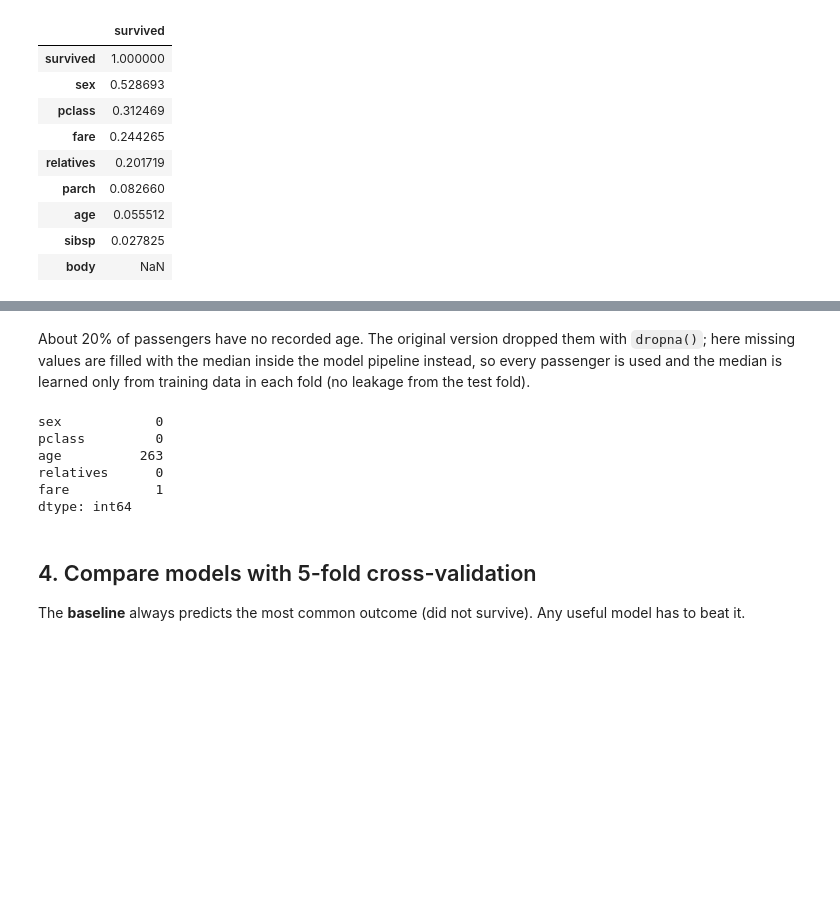
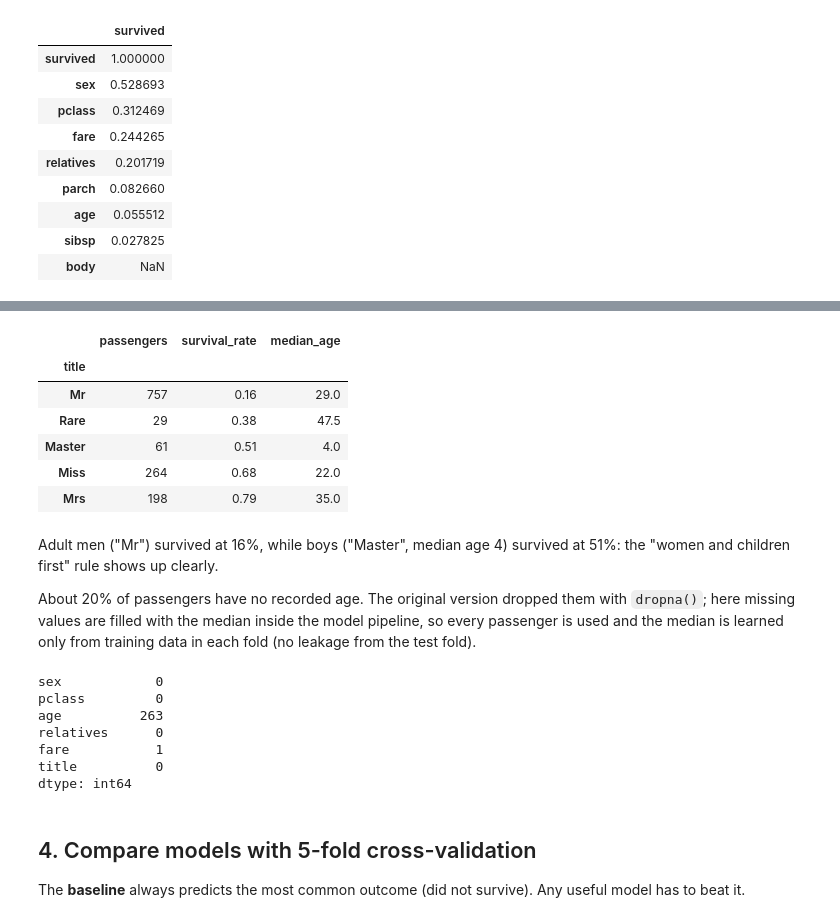
Before and after one commit to Dito-84/titanic-survival-prediction, a Jupyter notebook: RDR_Titanic.ipynb, the cells around one changed output, grey strips where cells are left out. Cells and saved outputs as stored; diff of their text form; code cells hidden in the pictures; blank space fills up the shorter version.

```diff
--- a/RDR_Titanic.ipynb
+++ b/RDR_Titanic.ipynb
@@ -58,7 +63,27 @@ data.corr(numeric_only=True).abs()[["survived"]].sort_values("survived", ascendi
+# %%
+title = data['name'].str.extract(r',\s*([^.]+)\.')[0]
+title = title.replace({'Mlle': 'Miss', 'Ms': 'Miss', 'Mme': 'Mrs'})
+data['title'] = title.where(title.isin(['Mr', 'Mrs', 'Miss', 'Master']), 'Rare')
+
+data.groupby('title').agg(passengers=('survived', 'size'),
+                          survival_rate=('survived', 'mean'),
+                          median_age=('age', 'median')).round(2).sort_values('survival_rate')
+# %% [output]
+|  | passengers | survival_rate | median_age |
+| title |  |  |  |
+| Mr | 757 | 0.16 | 29.0 |
+| Rare | 29 | 0.38 | 47.5 |
+| Master | 61 | 0.51 | 4.0 |
+| Miss | 264 | 0.68 | 22.0 |
+| Mrs | 198 | 0.79 | 35.0 |
 # %% [markdown]
-About 20% of passengers have no recorded age. The original version dropped them with `dropna()`; here missing values are filled with the median inside the model pipeline instead, so every passenger is used and the median is learned only from training data in each fold (no leakage from the test fold).
+Adult men ("Mr") survived at 16%, while boys ("Master", median age 4) survived at 51%: the "women and children first" rule shows up clearly.
+
+About 20% of passengers have no recorded age. The original version dropped them with `dropna()`; here missing values are filled with the median inside the model pipeline, so every passenger is used and the median is learned only from training data in each fold (no leakage from the test fold).
 # %%
-FEATURES = ['sex', 'pclass', 'age', 'relatives', 'fare']
+NUMERIC = ['sex', 'pclass', 'age', 'relatives', 'fare']
+CATEGORICAL = ['title']
+FEATURES = NUMERIC + CATEGORICAL
 
 X = data[FEATURES]
 y = data['survived'].astype(int)
@@ -70,6 +95,7 @@ pclass         0
 age          263
 relatives      0
 fare           1
+title          0
 dtype: int64
 # %% [markdown]
 ## 4. Compare models with 5-fold cross-validation
```
Also changed, not shown: parts of 17 cells of this notebook, 5 other files.
